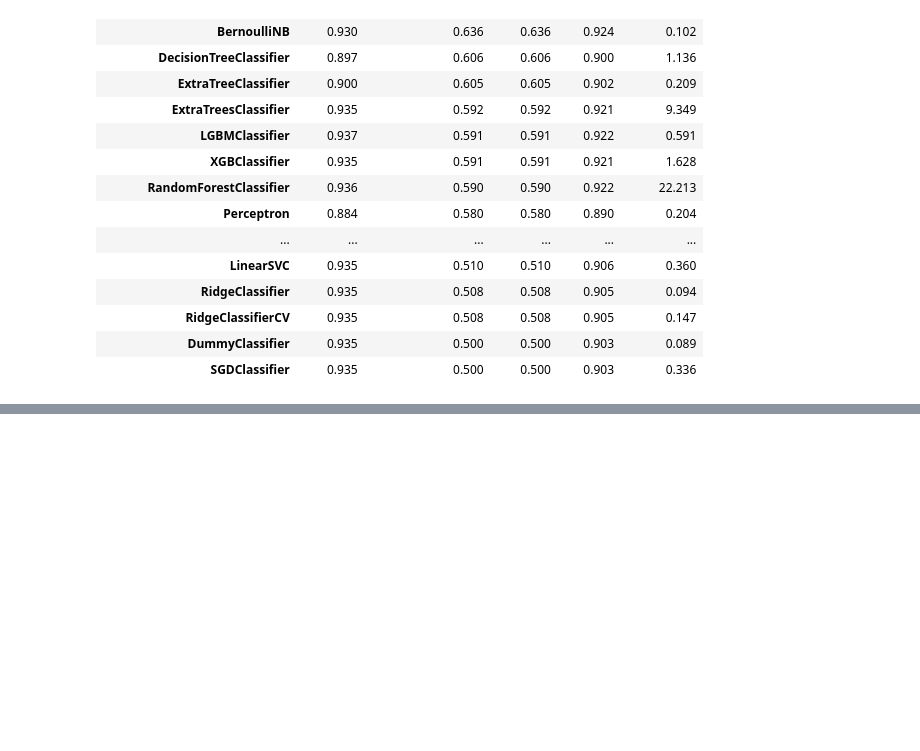
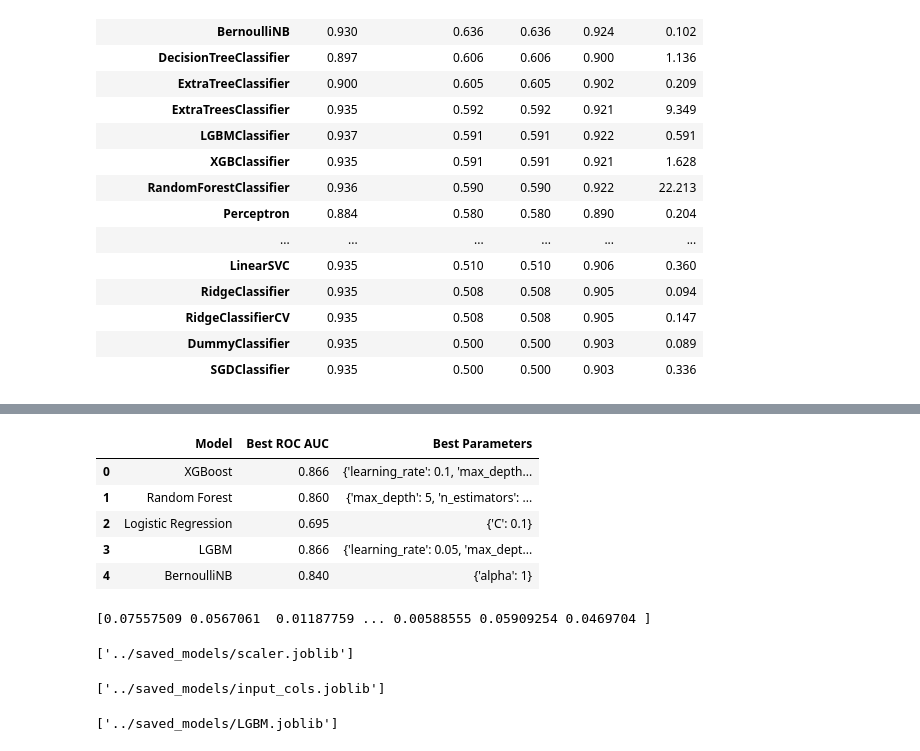
Before and after one commit to edward1503/UEH_HPC, a Jupyter notebook: notebooks/EDA.ipynb, the cells around one changed output, grey strips where cells are left out. Drawn from its saved outputs; the diff is of its cells as text; code cells hidden in the pictures; blank space fills up the shorter version.

```diff
--- a/notebooks/EDA.ipynb
+++ b/notebooks/EDA.ipynb
@@ -395,0 +633,31 @@ print(best_model)
+# %%
+comparison_df
+# %% [output]
+|  | Model | Best ROC AUC | Best Parameters |
+| 0 | XGBoost | 0.866 | {'learning_rate': 0.1, 'max_depth... |
+| 1 | Random Forest | 0.860 | {'max_depth': 5, 'n_estimators': ... |
+| 2 | Logistic Regression | 0.695 | {'C': 0.1} |
+| 3 | LGBM | 0.866 | {'learning_rate': 0.05, 'max_dept... |
+| 4 | BernoulliNB | 0.840 | {'alpha': 1} |
+# %%
+# Predict test on best model
+test_predictions = best_model.predict(test_inputs)
+test_predictions_proba = best_model.predict_proba(test_inputs)[:, 1]
+print(test_predictions_proba)
+# %% [output]
+[0.07557509 0.0567061  0.01187759 ... 0.00588555 0.05909254 0.0469704 ]
+# %%
+# Save
+joblib.dump(scaler, '../saved_models/scaler.joblib')
+# %% [output]
+['../saved_models/scaler.joblib']
+# %%
+# Save input cols
+joblib.dump(input_cols, '../saved_models/input_cols.joblib')
+# %% [output]
+['../saved_models/input_cols.joblib']
+# %%
+# Save best model
+joblib.dump(best_model, '../saved_models/LGBM.joblib')
+# %% [output]
+['../saved_models/LGBM.joblib']
```
Also changed, not shown: parts of 14 cells of this notebook, 24 other files.
